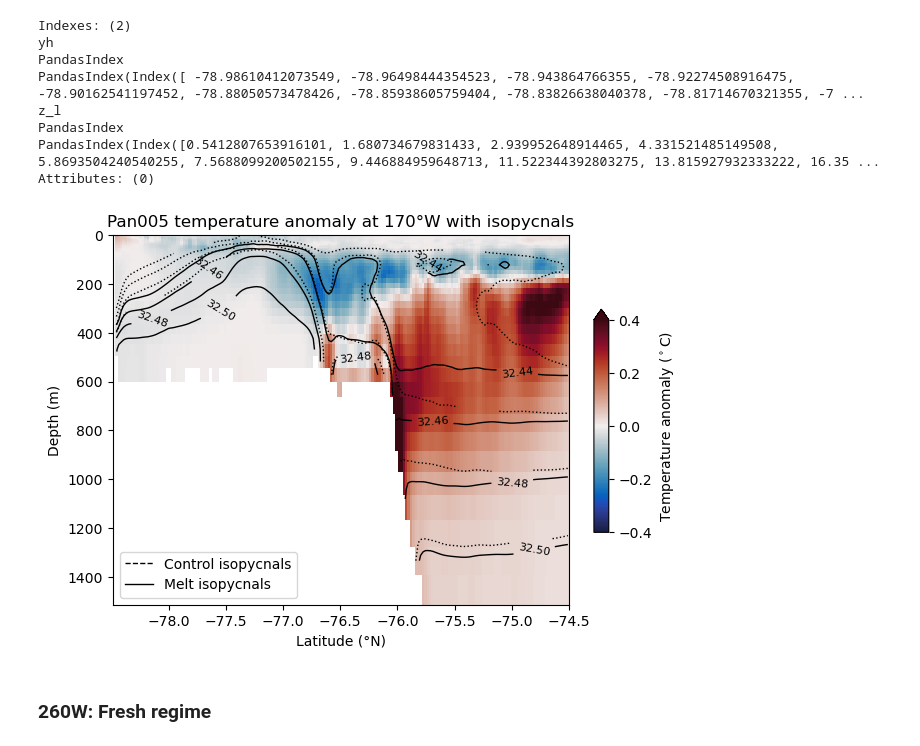
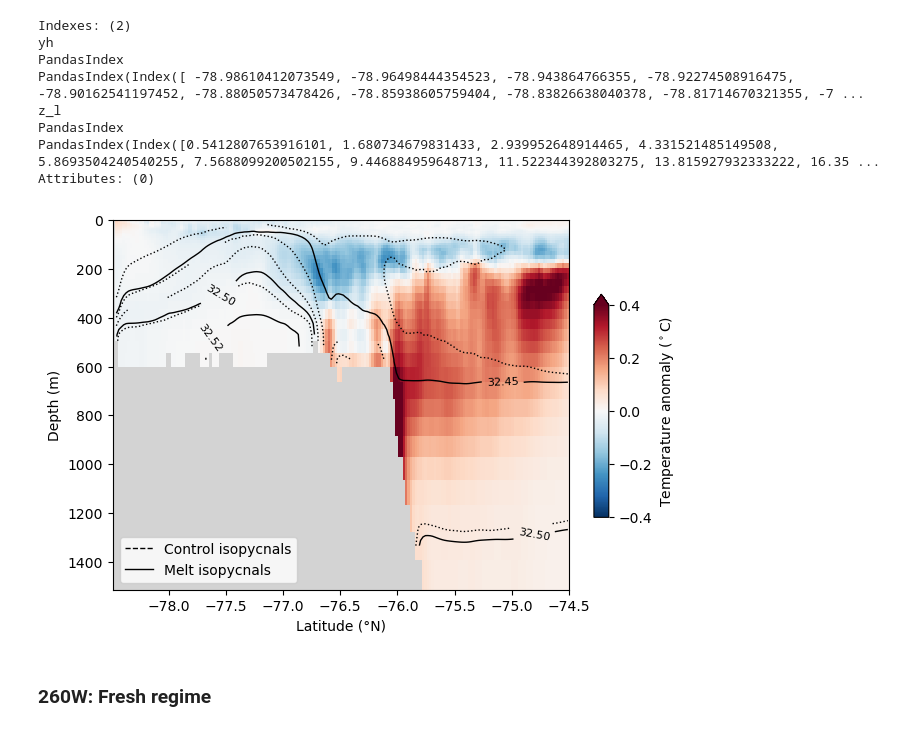
Before and after one commit to adele-morrison/panan-meltwater, a Jupyter notebook: notebooks/temp_analysis/DepthTransectsTemp_Pan005.ipynb, the cells around one changed output. Saved outputs shown, nothing was run; the diff lists cells and outputs as text; code cells hidden in the pictures.

```diff
--- a/notebooks/temp_analysis/DepthTransectsTemp_Pan005.ipynb
+++ b/notebooks/temp_analysis/DepthTransectsTemp_Pan005.ipynb
@@ -157,10 +157,13 @@ rho1_135W_M_new = rho1_135W_M.sel(z_l=slice(0,1500)).sel(yh=slice(-74.7,-72))
 # %%
 import cmocean as cm
 # %%
+# Set grey background for the whole plot area (the axes)
+plt.gca().set_facecolor('lightgrey')
+
 # Plot your temperature anomaly
 temp_135W_anom_new.plot(
     vmin=-0.4, vmax=0.4,
-    cmap = cm.cm.balance,
+    cmap = plt.get_cmap('RdBu').reversed(),
     cbar_kwargs={
         "label": "Temperature anomaly ($^\circ$C)",
         "fraction": 0.03,
@@ -170,7 +173,7 @@ temp_135W_anom_new.plot(
 )
 
 # Choose the density levels you want to show
-density_levels = [32.2,32.3,32.4,32.45,32.5]
+density_levels = [32.3,32.4,32.45,32.50,32.52,32.54]
 
 # Plot melt isopycnals
 contour_melt = plt.contour(
@@ -218,9 +221,9 @@ plt.legend(handles=[control_handle, melt_handle], loc='lower left')
 plt.xlabel("Latitude (°N)")
 plt.ylabel("Depth (m)")
 
-
 # Add title
-plt.title("Pan005 temperature anomaly at 135°W with isopycnals")
+#plt.title("Pan005 temperature anomaly at 135°W with isopycnals")
+plt.title("")
 
 plt.show()
 # %% [output]
@@ -299,10 +302,13 @@ temp_170W_anom_new = temp_170W_anom_new.load()
 rho1_170W_C_new = rho1_170W_C.sel(z_l=slice(0,1500)).sel(yh=slice(-78.5,-74.5))
 rho1_170W_M_new = rho1_170W_M.sel(z_l=slice(0,1500)).sel(yh=slice(-78.5,-74.5))
 # %%
+# Set grey background for the whole plot area (the axes)
+plt.gca().set_facecolor('lightgrey')
+
 # Plot your temperature anomaly
 temp_170W_anom_new.plot(
     vmin=-0.4, vmax=0.4,
-    cmap = cm.cm.balance,
+    cmap = plt.get_cmap('RdBu').reversed(),
     cbar_kwargs={
         "label": "Temperature anomaly ($^\circ$C)",
         "fraction": 0.03,
@@ -312,7 +318,7 @@ temp_170W_anom_new.plot(
 )
 
 # Choose the density levels you want to show
-density_levels = [32.44,32.46, 32.48,32.50]
+density_levels = [32.45,32.50,32.52,32.54]
 
 # Plot melt isopycnals
 contour_melt = plt.contour(
@@ -338,35 +344,36 @@ contour_control = plt.contour(
 # Label control contours (invisible labels)
 control_labels = plt.clabel(
     contour_control,
     fmt='%1.2f',
     inline=True,
     fontsize=8
 )
 
 # Set control labels color to white (invisible)
 for txt in control_labels:
     txt.set_color('none')  # or use 'none' for fully transparent
 
 plt.gca().invert_yaxis()
 
 
 # Create custom legend handles
 control_handle = mlines.Line2D([], [], color='k', linestyle='--', linewidth=1, label='Control isopycnals')
 melt_handle = mlines.Line2D([], [], color='k', linestyle='-', linewidth=1, label='Melt isopycnals')
 
 plt.legend(handles=[control_handle, melt_handle], loc='lower left')
 
 # Add axis labels
 plt.xlabel("Latitude (°N)")
 plt.ylabel("Depth (m)")
 
 
 # Add title
-plt.title("Pan005 temperature anomaly at 170°W with isopycnals")
+#plt.title("Pan01 temperature anomaly at 170°W with isopycnals")
+plt.title("")
 
 plt.show()
 # %% [output]
-[figure, old version]
+[figure, new version]
 # %% [markdown]
 ### 260W: Fresh regime
 # %%
```
Also changed, not shown: parts of 8 cells of this notebook, 7 other files.
